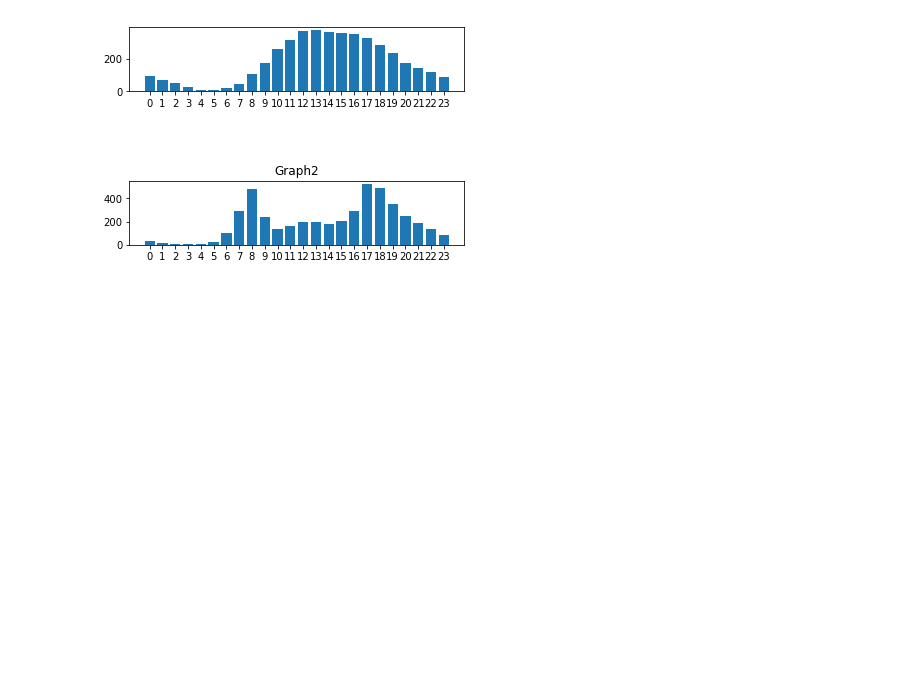
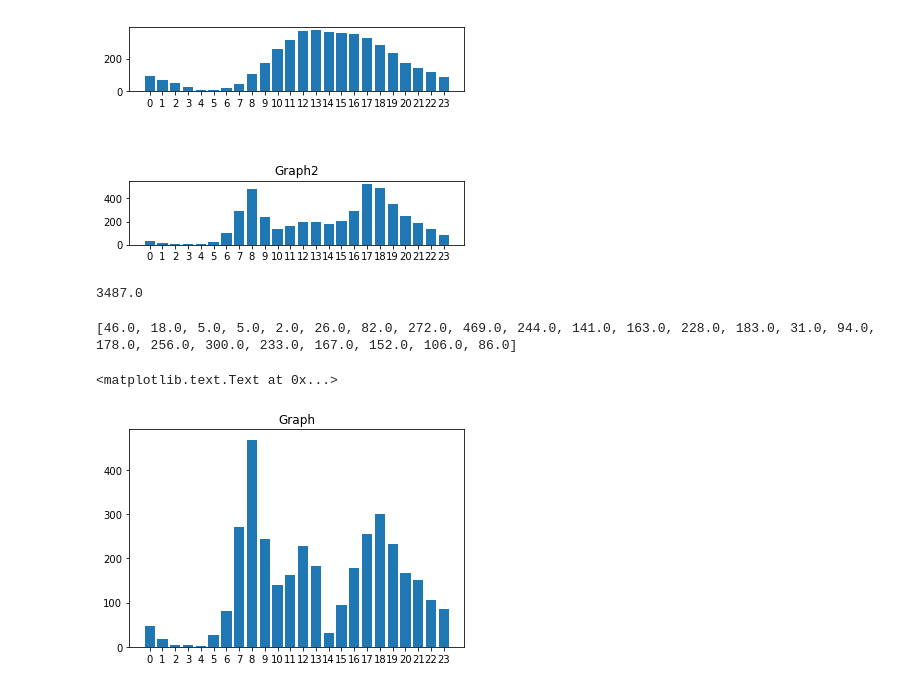
Before and after one commit to pywaker/pysessions, a Jupyter notebook: Python/Beginner/pandas_series.ipynb, the cells around one changed output. Cells and saved outputs as stored; diff of their text form; code cells hidden in the pictures; blank space fills up the shorter version.

```diff
--- a/Python/Beginner/pandas_series.ipynb
+++ b/Python/Beginner/pandas_series.ipynb
@@ -249,4 +251,21 @@ plt.title("Graph2")
 # %%
 list2=[]
 for i in range(24):
-    list2.append((np.array([d for d in data2 if d[5]==i and d[1]==20120224])[:,-1].mean())
+    list2.append((np.array([d for d in data2 if d[5]==i and d[1]==20120224]))[:,-1].sum())
+summ= sum(list2)
+print(summ)
+# %% [output]
+3487.0
+# %%
+list2=[]
+for i in range(24):
+    list2.append((np.array([d for d in data2 if d[5]==i and d[1]==20120224]))[:,-1].sum())
+print(list2)
+hour=list(range(24))
+plt.bar(hour,list2)
+plt.xticks(hour)
+plt.title("Graph")
+# %% [output]
+[46.0, 18.0, 5.0, 5.0, 2.0, 26.0, 82.0, 272.0, 469.0, 244.0, 141.0, 163.0, 228.0, 183.0, 31.0, 94.0, 178.0, 256.0, 300.0, 233.0, 167.0, 152.0, 106.0, 86.0]
+<matplotlib.text.Text at 0x...>
+[figure, added]
```
Also changed, not shown: parts of 16 cells of this notebook, 4 other files.
